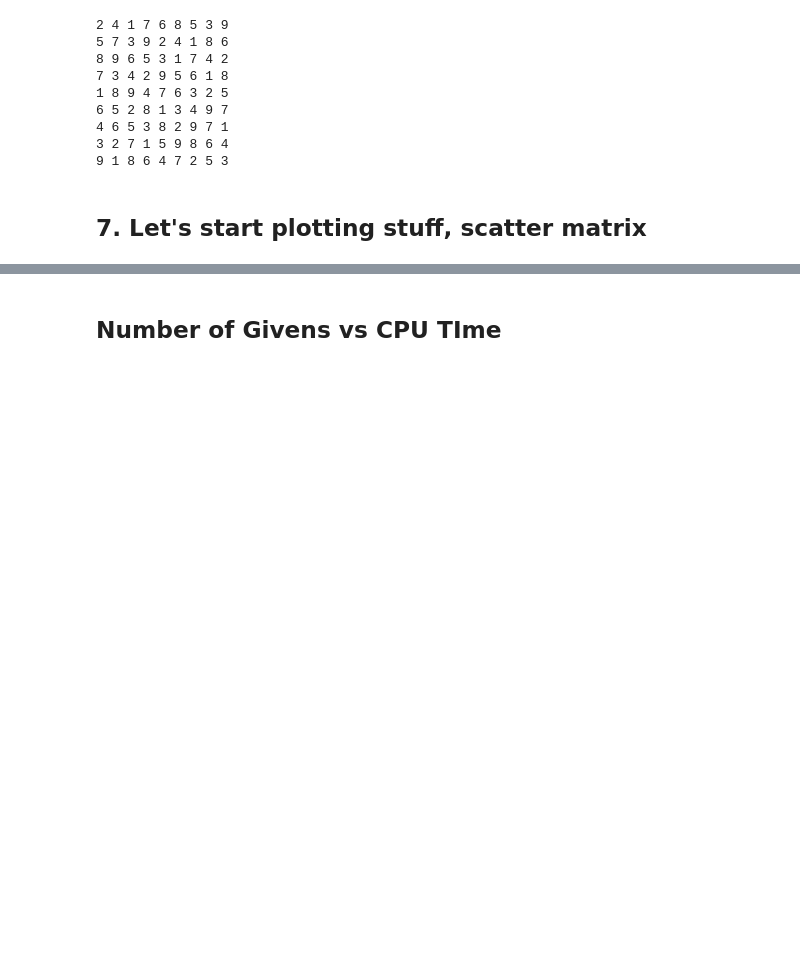
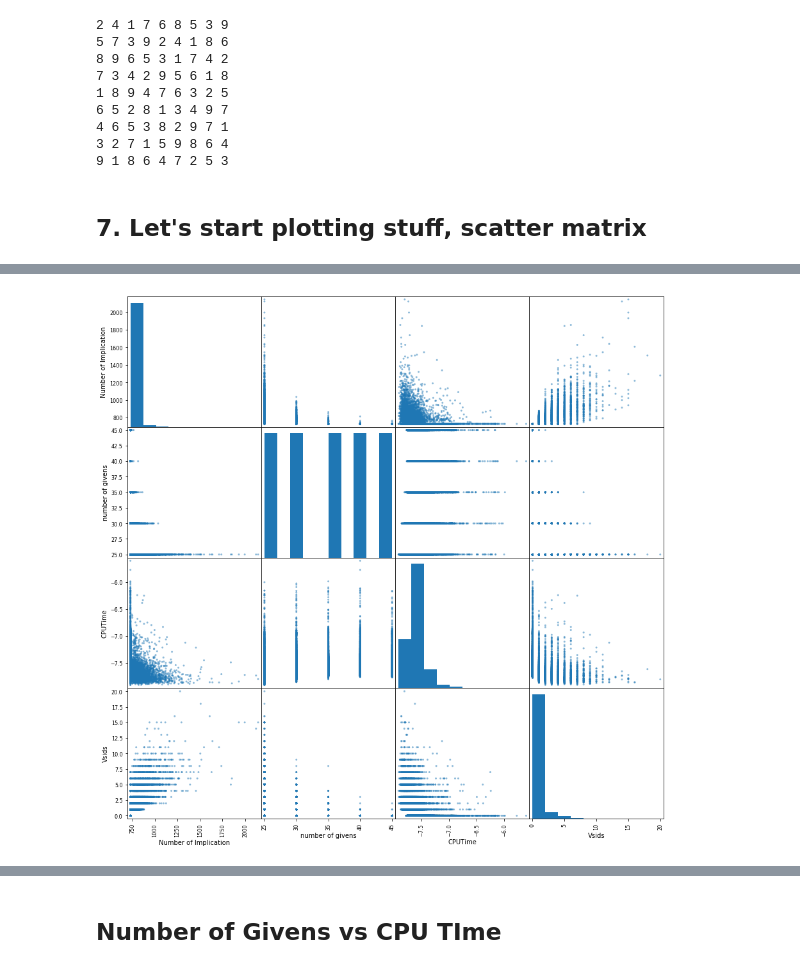
Before and after one commit to edwinlima/kr-sudoku, a Jupyter notebook: sudoku.ipynb, the cells around one changed output, grey strips where cells are left out. Drawn from its saved outputs; the diff is of its cells as text; code cells hidden in the pictures; blank space fills up the shorter version.

```diff
--- a/sudoku.ipynb
+++ b/sudoku.ipynb
@@ -467,3 +490,10 @@ stats_35 = df_stats[df_stats["number of givens"]==35]
 stats_30 = df_stats[df_stats["number of givens"]==30]
 stats_40 = df_stats[df_stats["number of givens"]==40]
 stats_25 = df_stats[df_stats["number of givens"]==25]
+# %%
+
+
+pd.scatter_matrix(df_stats[["Number of Implication", "number of givens", "CPUTime", "Vsids"]], figsize=(15,15))
+plt.show()
+# %% [output]
+[figure, added]
```
Also changed, not shown: parts of 19 cells of this notebook, 8 other files.
